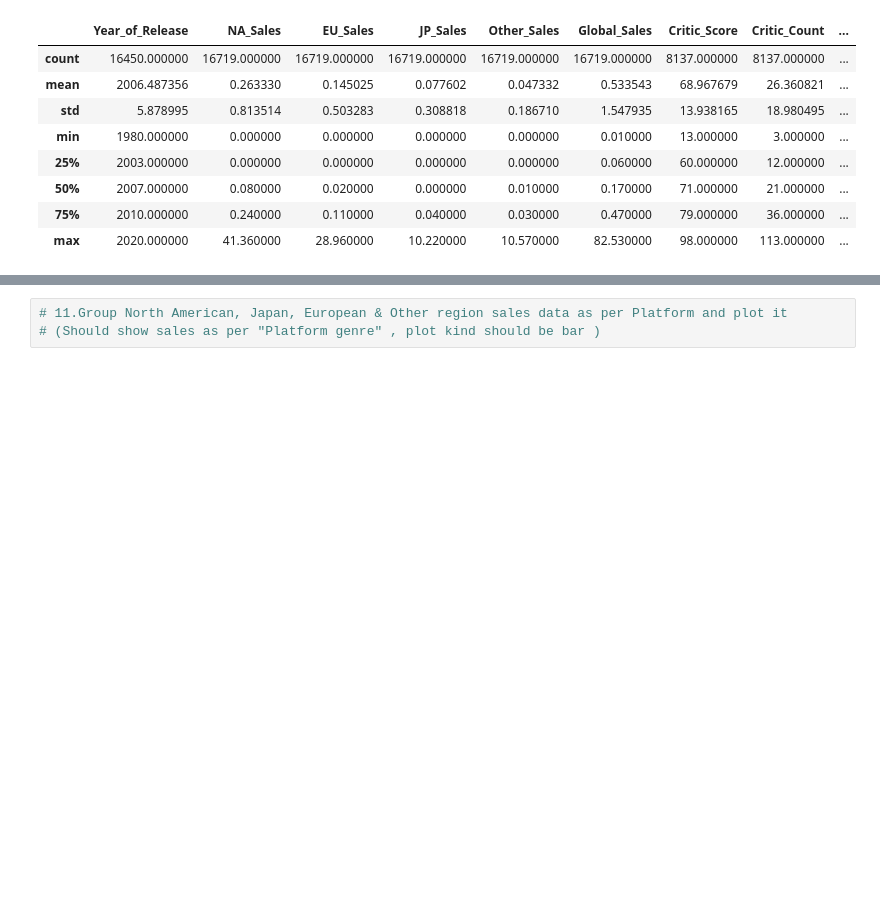
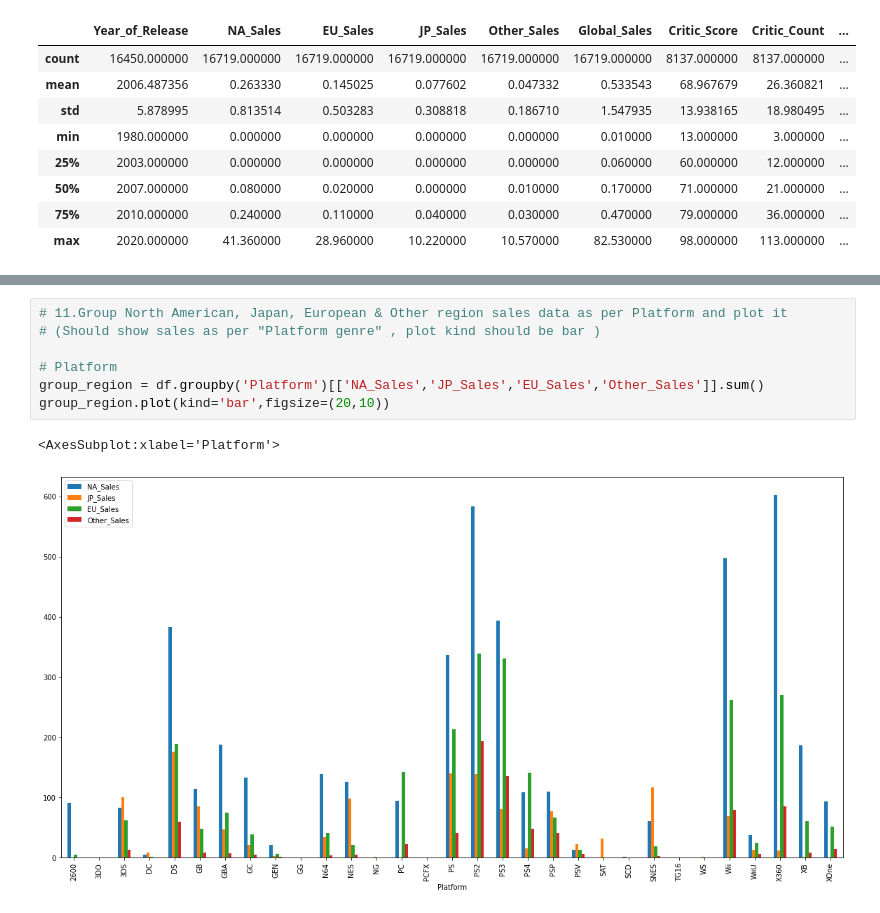
Before and after one commit to Thien-Nguyen-Git/Video-Games, a Jupyter notebook: GamePhase2.ipynb, the cells around one changed output, grey strips where cells are left out. Drawn from its saved outputs; the diff is of its cells as text; blank space fills up the shorter version.

```diff
--- a/GamePhase2.ipynb
+++ b/GamePhase2.ipynb
@@ -116,5 +123,12 @@ sales_data_Other = df.groupby('Year_of_Release')['Other_Sales'].sum()
 # %%
 # 11.Group North American, Japan, European & Other region sales data as per Platform and plot it
 # (Should show sales as per "Platform genre" , plot kind should be bar )
+
+# Platform
+group_region = df.groupby('Platform')[['NA_Sales','JP_Sales','EU_Sales','Other_Sales']].sum()
+group_region.plot(kind='bar',figsize=(20,10))
+# %% [output]
+<AxesSubplot:xlabel='Platform'>
+[figure, added]
 # %%
 # 12.Plot the Sales in all regions as per Platform , you need to create a boxplot for that which will show the distribution of sales as per platform
```
Also changed, not shown: parts of 5 cells of this notebook.
